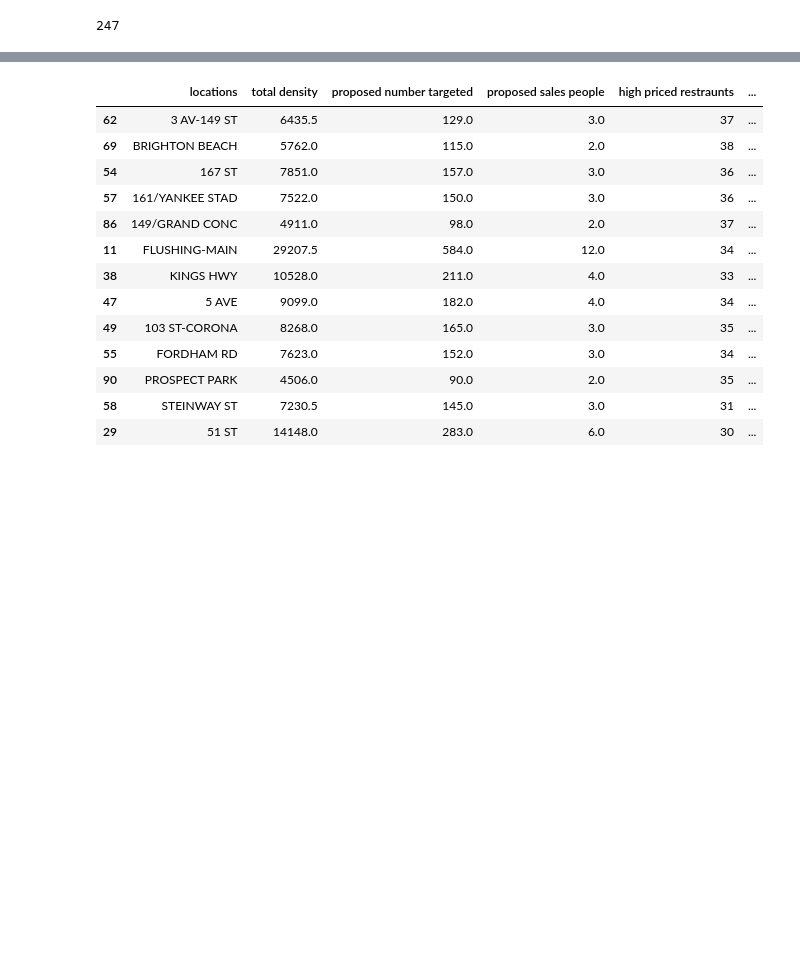
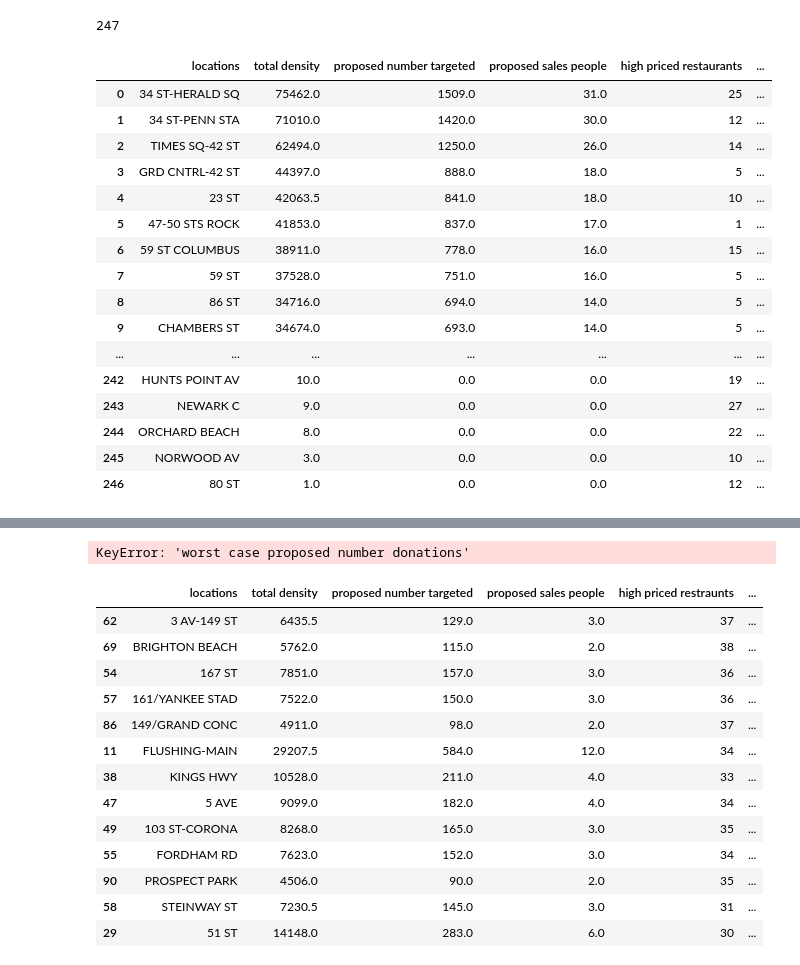
Before and after one commit to MCassetti/project_benson, a Jupyter notebook: Project_One_Template.ipynb, the cells around one changed output, grey strips where cells are left out. Saved outputs shown, nothing was run; the diff lists cells and outputs as text; code cells hidden in the pictures; blank space fills up the shorter version.

```diff
--- a/Project_One_Template.ipynb
+++ b/Project_One_Template.ipynb
@@ -163,20 +163,37 @@ len
 # %%
 #for i in range(0,100):
 #   print(sorted_totals[i],sorted_rest[i])
 new_df = pd.DataFrame()
 new_df['locations'] = [x[0] for x in eight_sorted_totals]
 new_df['total density'] = [x[1] for x in eight_sorted_totals]
 #new_df['density by time'] = eight_sorted_totals
 new_df['proposed number targeted'] = round(0.02*new_df['total density'])
 new_df['proposed sales people'] = round(new_df['proposed number targeted']/(240/5)) #5minutes per person-4hr window
 new_df['high priced restaurants'] = [value for key,value in res_dict.items()]
 new_df['number people from nearby restaurants'] = ((250/2)*new_df['high priced restaurants'])
 #new_df['proposed number targeted'] = round(0.05*new_df["total density"])
 new_df['high priced restaurants'] = [value for key,value in res_dict.items()]
 #new_df['number people from nearby restaurants'] = round(((250/2)*new_df['high priced restaurants']))
 new_df['percentage from restaurants'] = new_df['number people from nearby restaurants']/new_df['total density']
-new_df['proposed number donations'] = round(new_df['percentage from $$$$ restaurants']*new_df['proposed number targeted']*0.20)
+new_df['proposed number donations'] = round(new_df['percentage from restaurants']*new_df['proposed number targeted']*0.20)
 
 # 250 customers in restraunt at least half come from MTA, at least 50% come from MTA, since nobody wants to drive
 new_df
 # %% [output]
+|  | locations | total density | proposed number targeted | proposed sales people | high priced restaurants | ... |
+| 0 | 34 ST-HERALD SQ | 75462.0 | 1509.0 | 31.0 | 25 | ... |
+| 1 | 34 ST-PENN STA | 71010.0 | 1420.0 | 30.0 | 12 | ... |
+| 2 | TIMES SQ-42 ST | 62494.0 | 1250.0 | 26.0 | 14 | ... |
+| 3 | GRD CNTRL-42 ST | 44397.0 | 888.0 | 18.0 | 5 | ... |
+| 4 | 23 ST | 42063.5 | 841.0 | 18.0 | 10 | ... |
+| 5 | 47-50 STS ROCK | 41853.0 | 837.0 | 17.0 | 1 | ... |
+| 6 | 59 ST COLUMBUS | 38911.0 | 778.0 | 16.0 | 15 | ... |
+| 7 | 59 ST | 37528.0 | 751.0 | 16.0 | 5 | ... |
+| 8 | 86 ST | 34716.0 | 694.0 | 14.0 | 5 | ... |
+| 9 | CHAMBERS ST | 34674.0 | 693.0 | 14.0 | 5 | ... |
+| ... | ... | ... | ... | ... | ... | ... |
+| 242 | HUNTS POINT AV | 10.0 | 0.0 | 0.0 | 19 | ... |
+| 243 | NEWARK C | 9.0 | 0.0 | 0.0 | 27 | ... |
+| 244 | ORCHARD BEACH | 8.0 | 0.0 | 0.0 | 22 | ... |
+| 245 | NORWOOD AV | 3.0 | 0.0 | 0.0 | 10 | ... |
+| 246 | 80 ST | 1.0 | 0.0 | 0.0 | 12 | ... |
@@ -184,6 +201,8 @@ SyntaxError: invalid syntax (<ipython-input-333-0dd180010857>, line 14)
 # %%
 test = new_df[((new_df['worst case proposed number donations'] >= 15.0) & (new_df['percentage from restraunts'] < 1.0) &  (new_df['proposed number targeted'] > 20))]
 #test
+# %% [output]
+KeyError: 'worst case proposed number donations'
 # %%
 test.sort_values(by=['worst case proposed number donations'], ascending=False)
 # %% [output]
```
Also changed, not shown: parts of 1 cell of this notebook.
